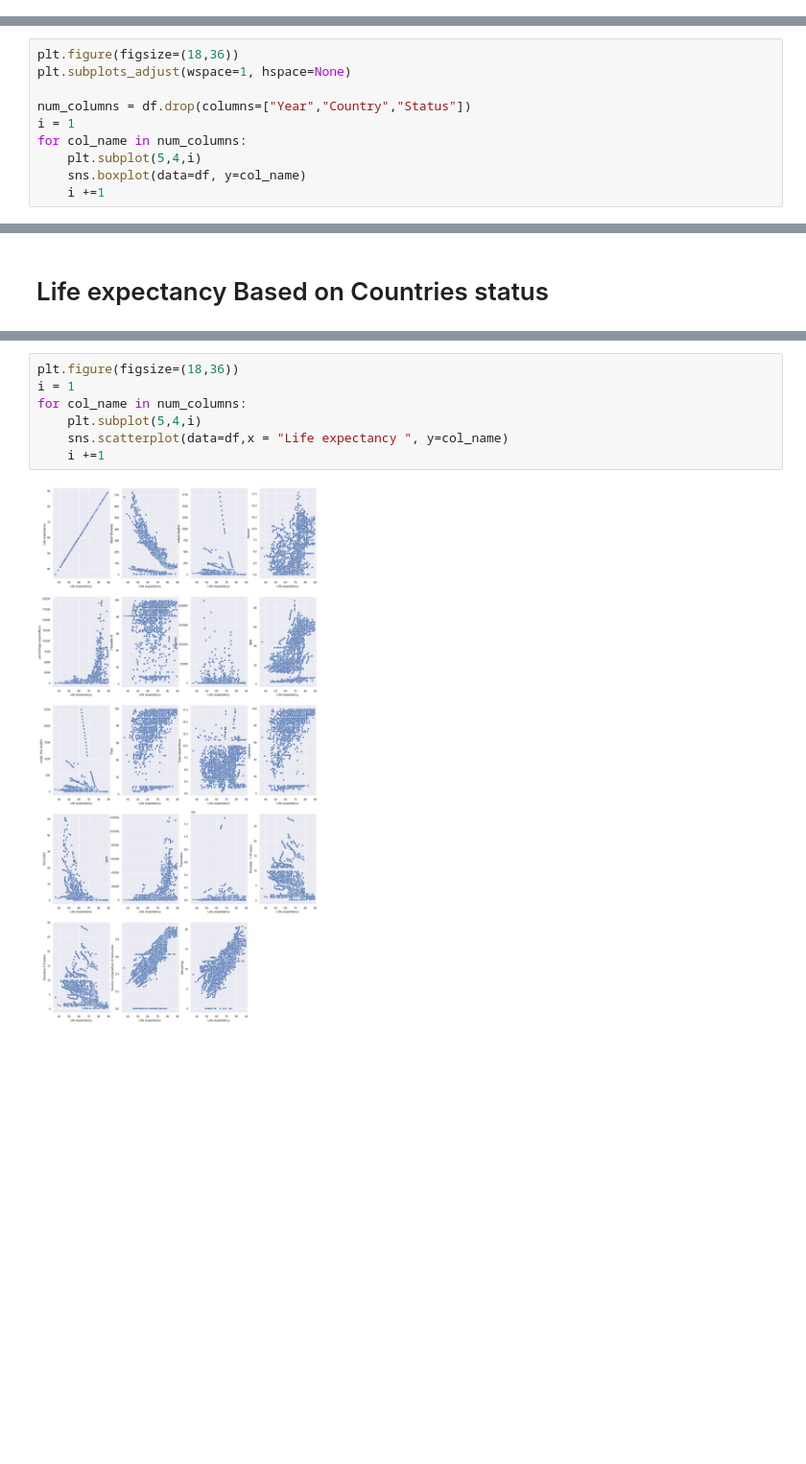
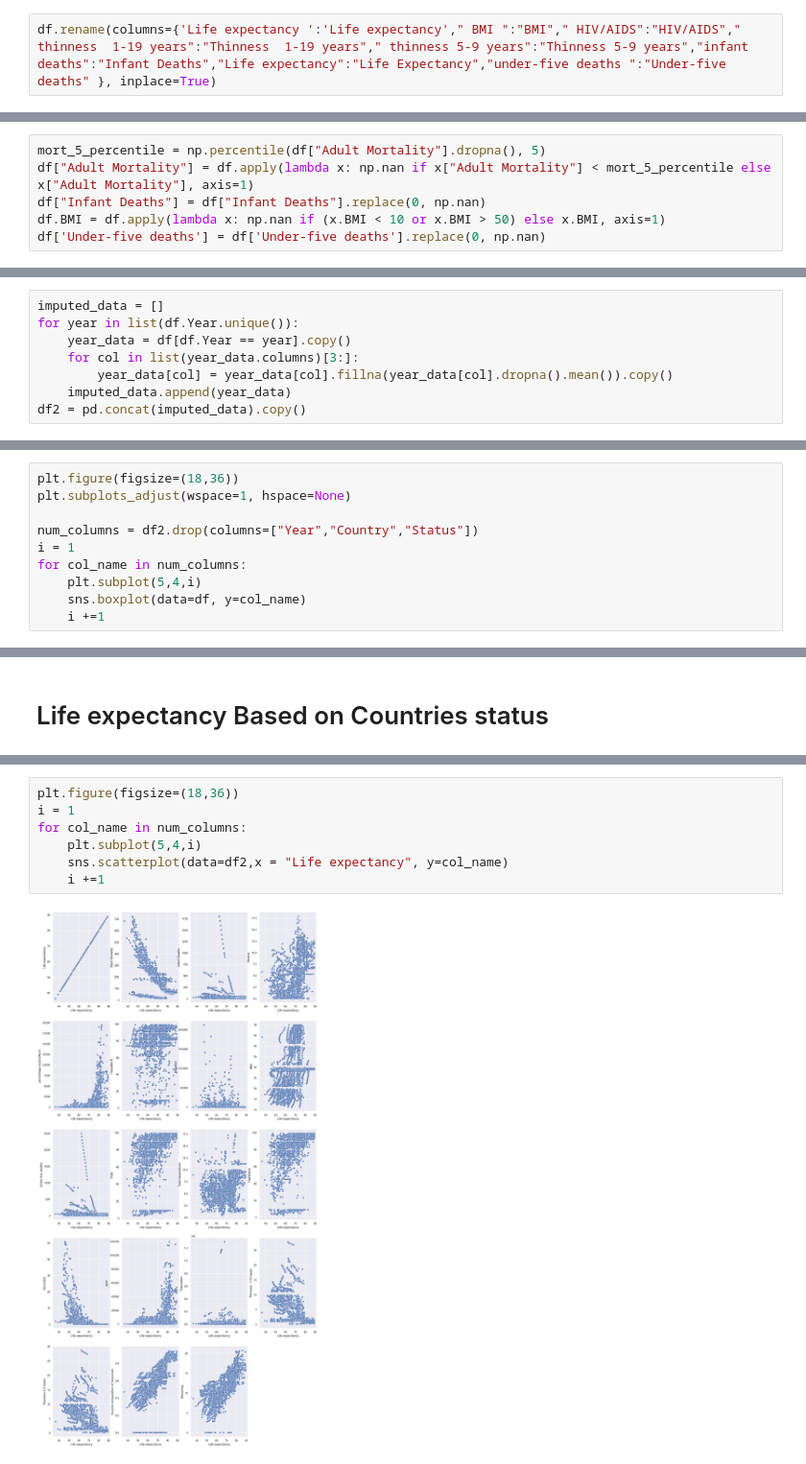
Before and after one commit to showmidelo/life-expectancy-WHO, a Jupyter notebook: project.ipynb, the cells around one changed output, grey strips where cells are left out. Shown at 96% size. Cells and saved outputs as stored; diff of their text form; blank space fills up the shorter version.

```diff
--- a/project.ipynb
+++ b/project.ipynb
@@ -60,3 +34,5 @@ df.describe().T
+# %%
+df.rename(columns={'Life expectancy ':'Life expectancy'," BMI ":"BMI"," HIV/AIDS":"HIV/AIDS"," thinness  1-19 years":"Thinness  1-19 years"," thinness 5-9 years":"Thinness 5-9 years","infant deaths":"Infant Deaths","Life expectancy":"Life Expectancy","under-five deaths ":"Under-five deaths" }, inplace=True)
 # %%
 df.info()
 # %% [output]
@@ -130,3 +100,9 @@ Number of outliers and percentage of it in Schooling : 0 and 0.0
+# %%
+mort_5_percentile = np.percentile(df["Adult Mortality"].dropna(), 5)
+df["Adult Mortality"] = df.apply(lambda x: np.nan if x["Adult Mortality"] < mort_5_percentile else x["Adult Mortality"], axis=1)
+df["Infant Deaths"] = df["Infant Deaths"].replace(0, np.nan)
+df.BMI = df.apply(lambda x: np.nan if (x.BMI < 10 or x.BMI > 50) else x.BMI, axis=1)
+df['Under-five deaths'] = df['Under-five deaths'].replace(0, np.nan)
 # %% [markdown]
 # Null Values
 # %%
@@ -188,0 +131,8 @@ df['Schooling'] = imputer.fit_transform(df[['Schooling']])
+# %%
+imputed_data = []
+for year in list(df.Year.unique()):
+    year_data = df[df.Year == year].copy()
+    for col in list(year_data.columns)[3:]:
+        year_data[col] = year_data[col].fillna(year_data[col].dropna().mean()).copy()
+    imputed_data.append(year_data)
+df2 = pd.concat(imputed_data).copy()
@@ -192,7 +199,7 @@ df['Schooling'] = imputer.fit_transform(df[['Schooling']])
 plt.figure(figsize=(18,36))
 plt.subplots_adjust(wspace=1, hspace=None)
 
-num_columns = df.drop(columns=["Year","Country","Status"])
+num_columns = df2.drop(columns=["Year","Country","Status"])
 i = 1
 for col_name in num_columns:
     plt.subplot(5,4,i)
@@ -262,9 +245,9 @@ fig.show()
 # %%
 plt.figure(figsize=(18,36))
 i = 1
 for col_name in num_columns:
     plt.subplot(5,4,i)
-    sns.scatterplot(data=df,x = "Life expectancy ", y=col_name)
+    sns.scatterplot(data=df2,x = "Life expectancy", y=col_name)
     i +=1
 # %% [output]
-[figure, old version]
+[figure, new version]
```
Also changed, not shown: parts of 32 cells of this notebook.
